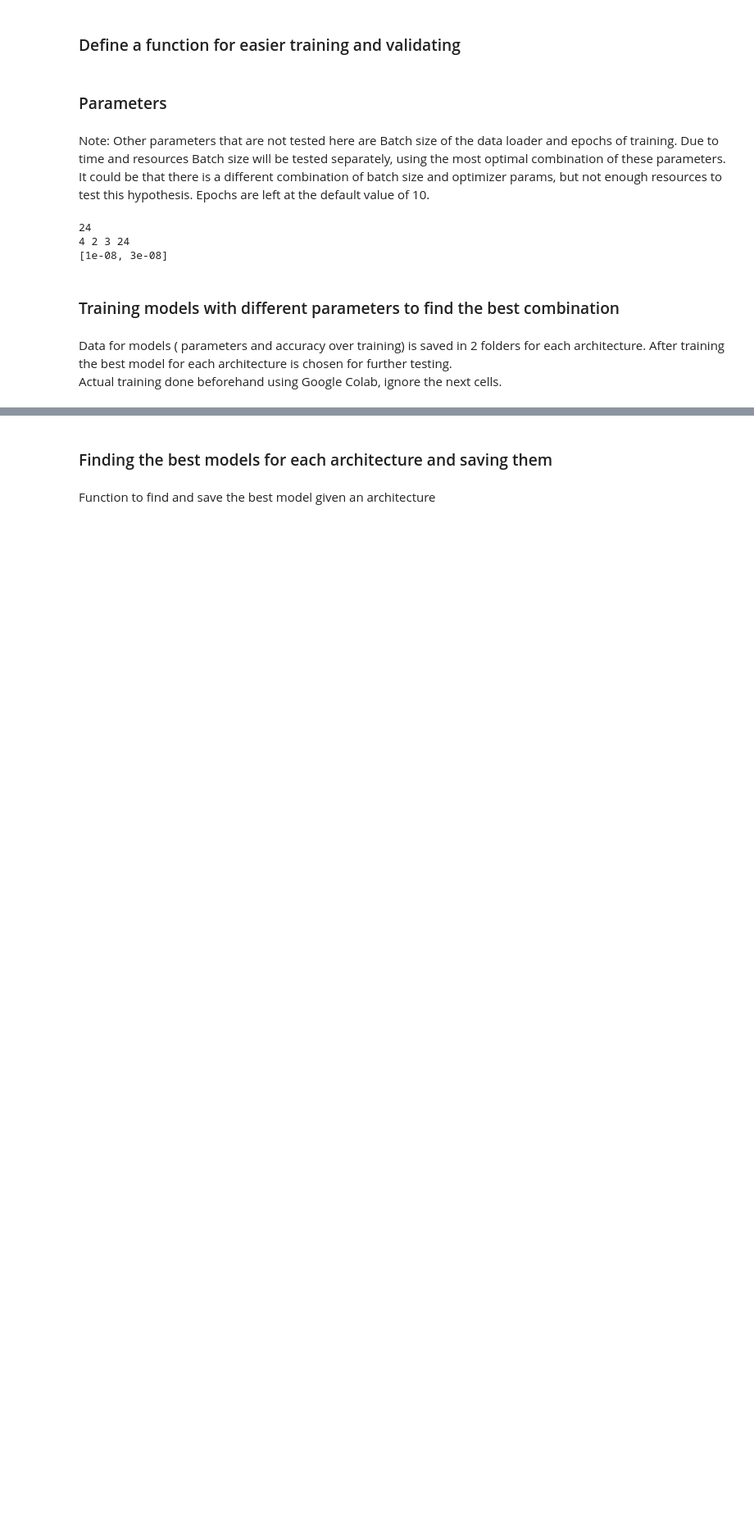
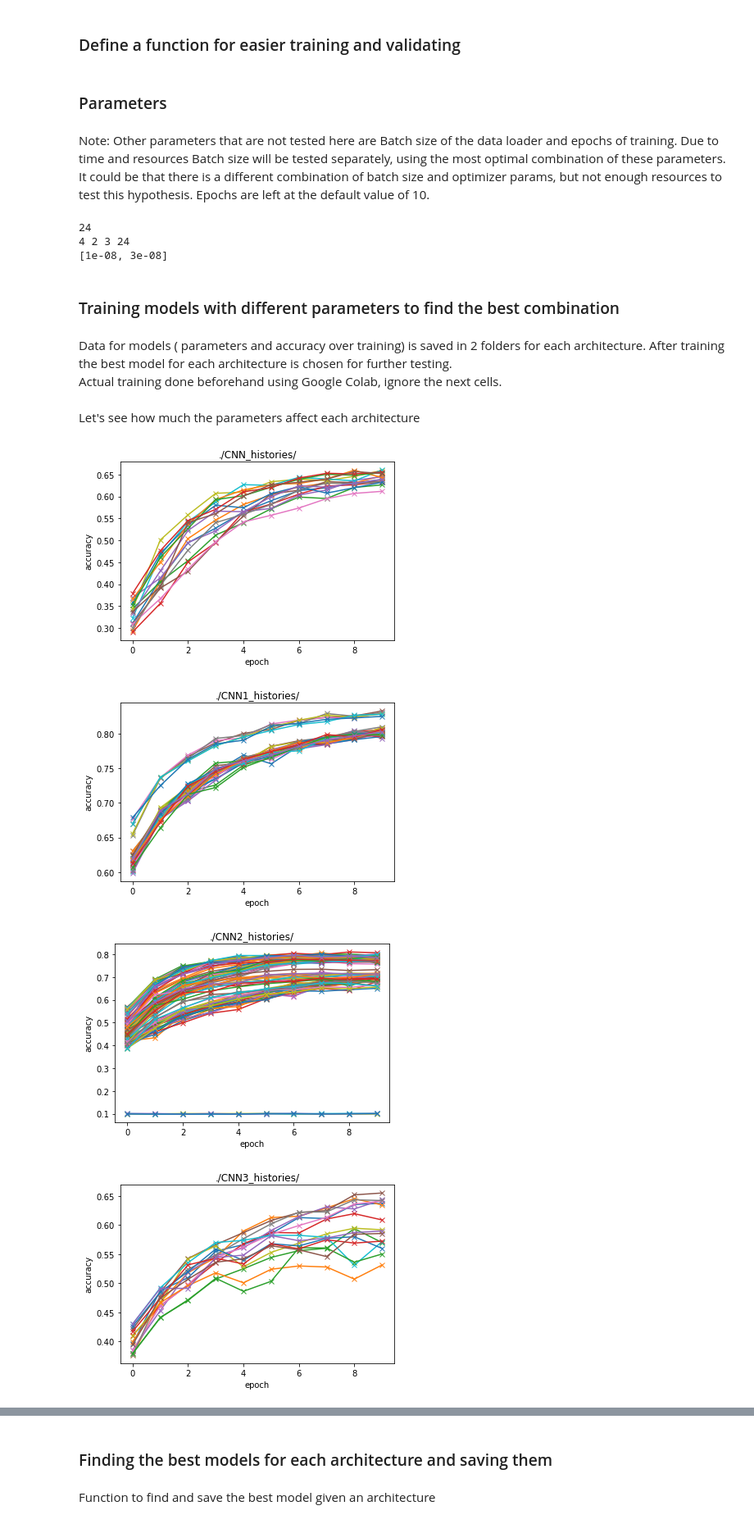
Before and after one commit to berbomeister/ML-project, a Jupyter notebook: ML project/waiting.ipynb, the cells around one changed output, grey strips where cells are left out. Shown at 82% size. Saved outputs shown, nothing was run; the diff lists cells and outputs as text; code cells hidden in the pictures; blank space fills up the shorter version.

```diff
--- a/ML project/waiting.ipynb
+++ b/ML project/waiting.ipynb
@@ -555,3 +556,5 @@ for lr in learning_rate:
             torch.save(model.state_dict(),PATH)
             PATH = f'./CNN3_histories/lr={lr}_beta={beta}_eps={eps}.pt'
             torch.save(history,PATH)
+# %% [markdown]
+Let's see how much the parameters affect each architecture
@@ -557,0 +569,20 @@ for lr in learning_rate:
+# %%
+directories = [
+        './CNN_histories/',
+        './CNN1_histories/',
+        './CNN2_histories/',
+        './CNN3_histories/',
+        './RNN_histories/',
+    ]
+for directory in directories:
+    histories = {}
+    for filename in os.listdir(directory):
+        PATH = directory+filename
+        histories[filename] = torch.load(PATH)
+    for h in histories:
+        plot_metric(histories[h],directory)
+# %% [output]
+[figure, added]
+[figure, added]
+[figure, added]
+[figure, added]
```
Also changed, not shown: parts of 35 cells of this notebook, 12 other files.
